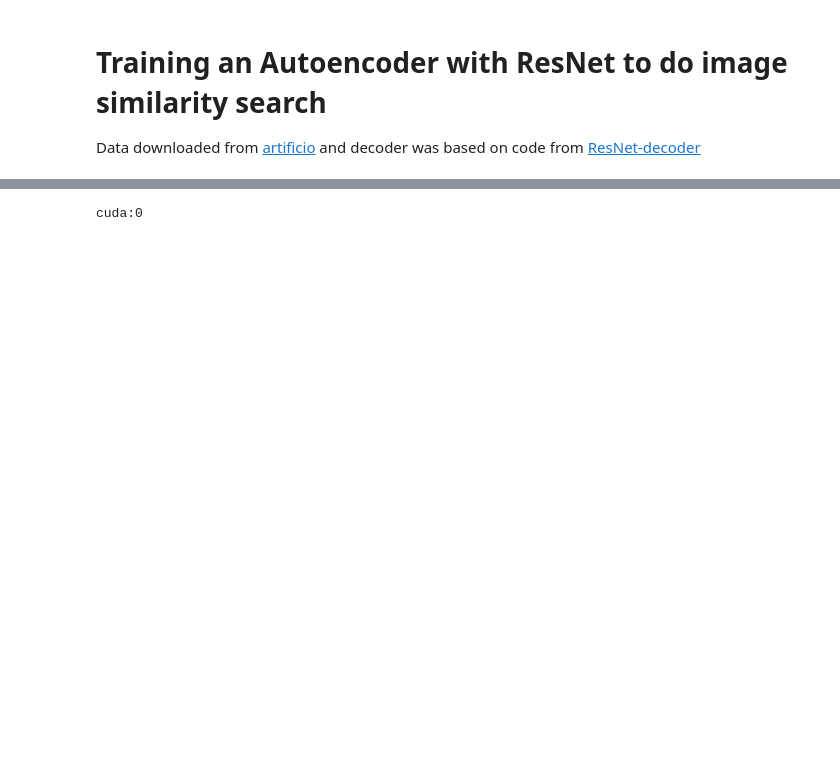
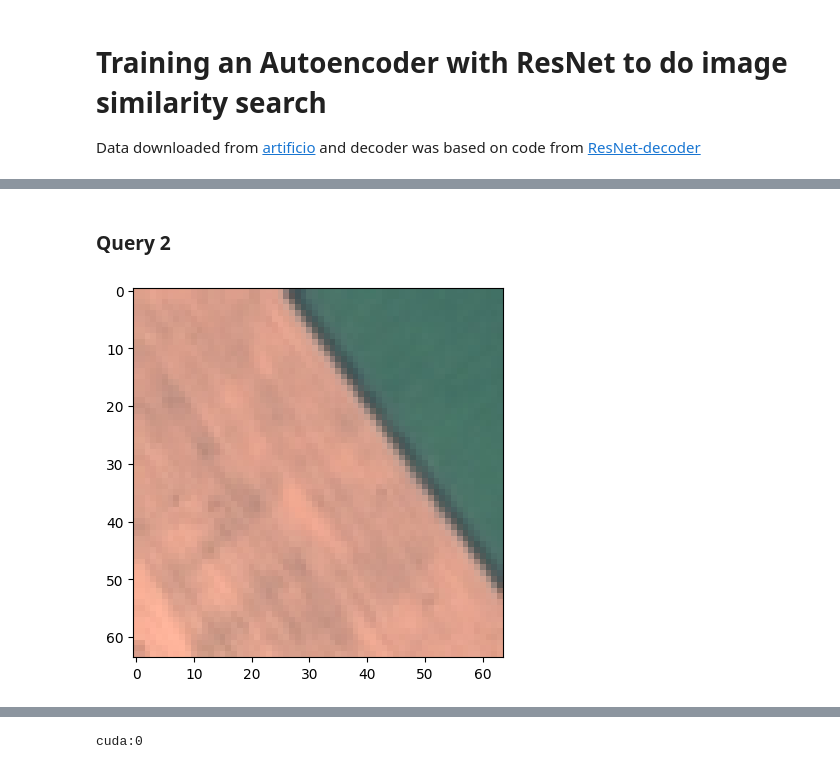
Before and after one commit to DiegoMont/deep-learning-research, a Jupyter notebook: feature-extraction/resnet_autoencoder.ipynb, the cells around one changed output, grey strips where cells are left out. Drawn from its saved outputs; the diff is of its cells as text; code cells hidden in the pictures; blank space fills up the shorter version.

```diff
--- a/feature-extraction/resnet_autoencoder.ipynb
+++ b/feature-extraction/resnet_autoencoder.ipynb
@@ -240,0 +270,6 @@ imshow(random.choice(trainset)[0])
+# %% [markdown]
+### Query 2
+# %%
+imshow(testset[1][0])
+# %% [output]
+[figure, added]
```
Also changed, not shown: parts of 22 cells of this notebook.
